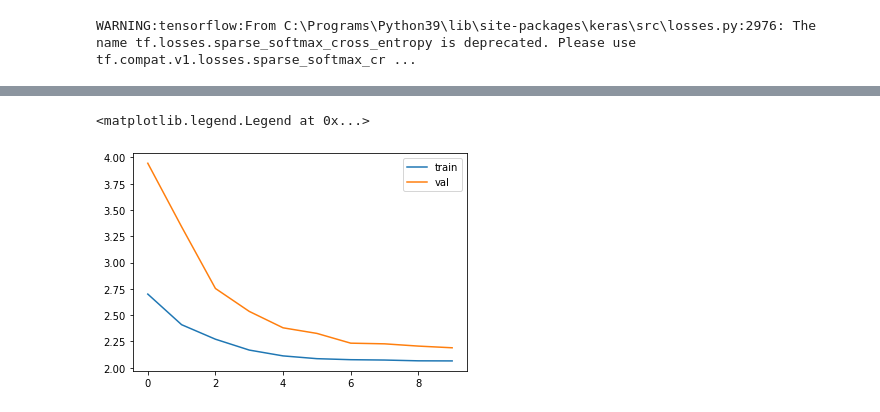
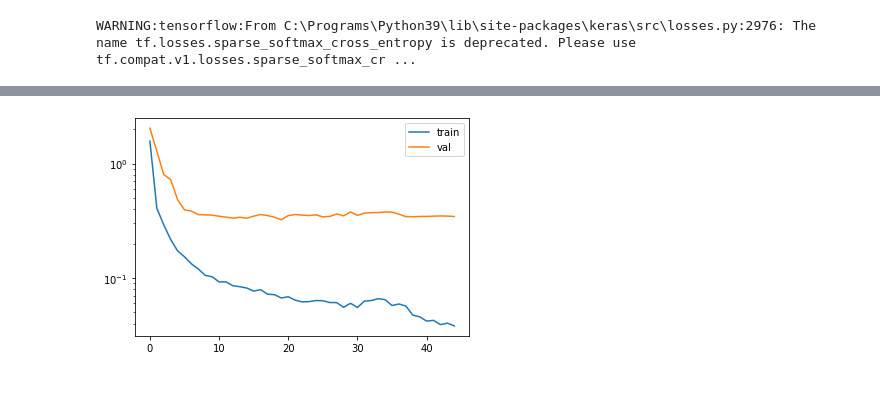
Before and after one commit to niccoforte/NF-PhD-gitRepo, a Jupyter notebook: PINN/NN-HParam.ipynb, the cells around one changed output, grey strips where cells are left out. Drawn from its saved outputs; the diff is of its cells as text; code cells hidden in the pictures.

Commit message:
Remaking of Akash UT disNodes model.

```diff
--- a/PINN/NN-HParam.ipynb
+++ b/PINN/NN-HParam.ipynb
@@ -45,13 +23 @@ outputs_df
-# %%
-inputs = []
-for index, row in inputs_df.iterrows():
-    row = list(row)
-    inputs.append([row])
-inputs = np.array(inputs)
-
-outputs = []
-for index, row in outputs_df.iterrows():
-    row = list([row])
-    outputs.append(row)
-outputs = np.array(outputs)
 # %%
@@ -113,15 +59,17 @@ def train_model(model, train_in, train_out, EPOCHS=100, BATCH=16, callbacks=None
 
     return fitHistory, fitHistory_df
 # %%
-model = build_model(inputs=inputs,
-                    outputs=outputs,
-                    verbose=1)
+model = build_model(inputs=deltaXY,
+                    outputs=stress,
+                    verbose=0,
+                    layers=[2048, 1024, 1024, 512, 512, 256],
+                    act='relu')
 
 fitHistory, fitHistory_df = train_model(model=model,
-                                        train_in=inputs,
-                                        train_out=outputs,
-                                        EPOCHS=10,
-                                        BATCH=50,
+                                        train_in=train_in,
+                                        train_out=train_out,
+                                        EPOCHS=50,
+                                        BATCH=16,
                                         callbacks=True,
-                                        verbose=1)
+                                        verbose=0)
 # %% [output]
@@ -145,7 +113,7 @@ Epoch 10/10
 # %%
 plt.plot(list(fitHistory.history.values())[0], label='train')
 plt.plot(list(fitHistory.history.values())[4], label='val')
 plt.legend()
+plt.yscale('log')
 # %% [output]
-<matplotlib.legend.Legend at 0x...>
-[figure, old version]
+[figure, new version]
```
Also changed, not shown: parts of 12 cells of this notebook.
